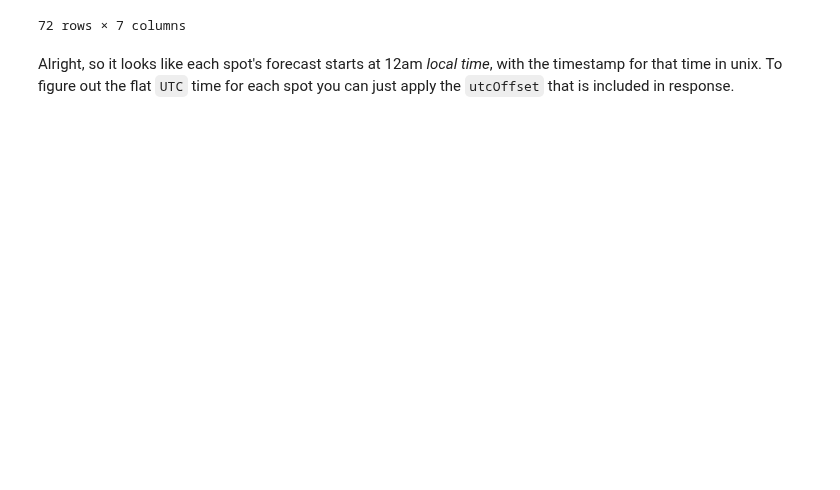
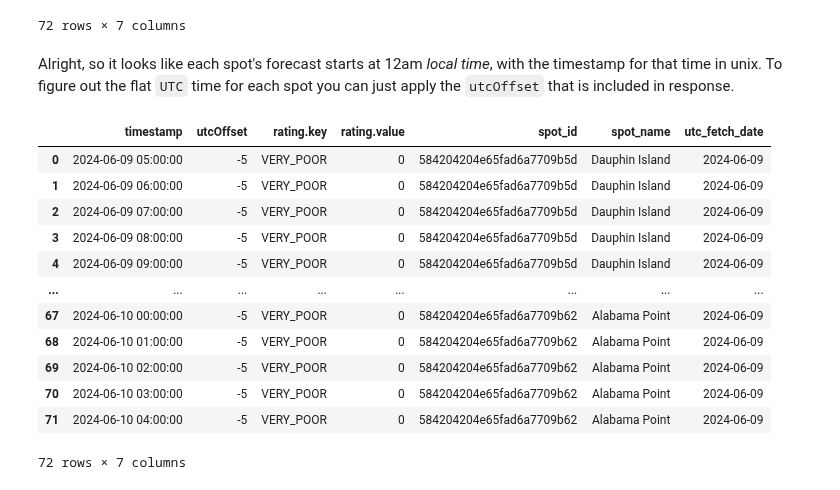
Before and after one commit to peterbull/bodhi-cast, a Jupyter notebook: nbs/python/240329_sl_api.ipynb, the cells around one changed output. Cells and saved outputs as stored; diff of their text form; code cells hidden in the pictures; blank space fills up the shorter version.

```diff
--- a/nbs/python/240329_sl_api.ipynb
+++ b/nbs/python/240329_sl_api.ipynb
@@ -229,4 +227,20 @@ ratings_df['timestamp'] = ratings_df['timestamp'].apply(lambda x: pendulum.from_
 Alright, so it looks like each spot's forecast starts at 12am *local time*, with the timestamp for that time in unix. To figure out the flat `UTC` time for each spot you can just apply the `utcOffset` that is included in response.
 # %%
 ratings_df['timestamp'] = pd.to_datetime(ratings_df['timestamp'])
+# %%
+ratings_df
+# %% [output]
+|  | timestamp | utcOffset | rating.key | rating.value | spot_id | spot_name | utc_fetch_date |
+| 0 | 2024-06-09 05:00:00 | -5 | VERY_POOR | 0 | 584204204e65fad6a7709b5d | Dauphin Island | 2024-06-09 |
+| 1 | 2024-06-09 06:00:00 | -5 | VERY_POOR | 0 | 584204204e65fad6a7709b5d | Dauphin Island | 2024-06-09 |
+| 2 | 2024-06-09 07:00:00 | -5 | VERY_POOR | 0 | 584204204e65fad6a7709b5d | Dauphin Island | 2024-06-09 |
+| 3 | 2024-06-09 08:00:00 | -5 | VERY_POOR | 0 | 584204204e65fad6a7709b5d | Dauphin Island | 2024-06-09 |
+| 4 | 2024-06-09 09:00:00 | -5 | VERY_POOR | 0 | 584204204e65fad6a7709b5d | Dauphin Island | 2024-06-09 |
+| ... | ... | ... | ... | ... | ... | ... | ... |
+| 67 | 2024-06-10 00:00:00 | -5 | VERY_POOR | 0 | 584204204e65fad6a7709b62 | Alabama Point | 2024-06-09 |
+| 68 | 2024-06-10 01:00:00 | -5 | VERY_POOR | 0 | 584204204e65fad6a7709b62 | Alabama Point | 2024-06-09 |
+| 69 | 2024-06-10 02:00:00 | -5 | VERY_POOR | 0 | 584204204e65fad6a7709b62 | Alabama Point | 2024-06-09 |
+| 70 | 2024-06-10 03:00:00 | -5 | VERY_POOR | 0 | 584204204e65fad6a7709b62 | Alabama Point | 2024-06-09 |
+| 71 | 2024-06-10 04:00:00 | -5 | VERY_POOR | 0 | 584204204e65fad6a7709b62 | Alabama Point | 2024-06-09 |
+72 rows × 7 columns
 # %%
```
Also changed, not shown: parts of 19 cells of this notebook, 1 other file.
